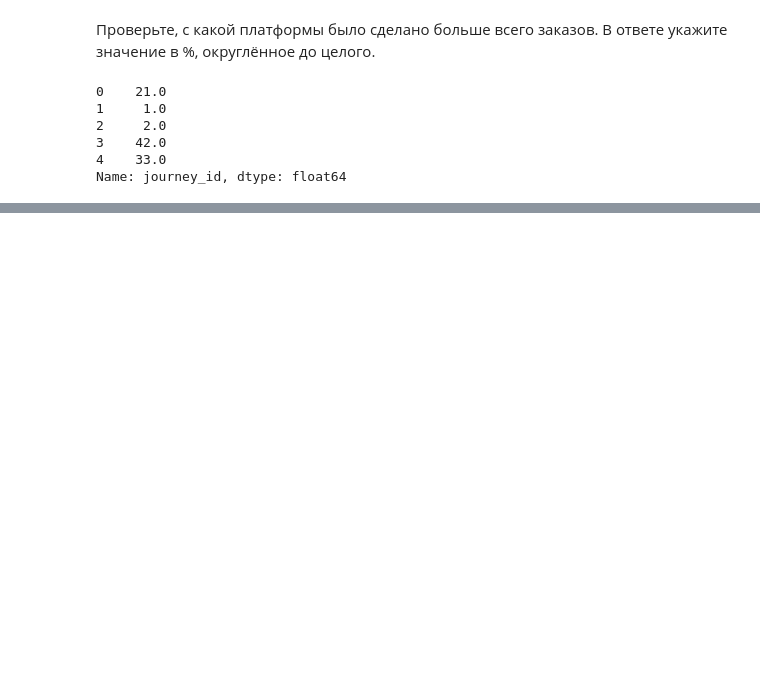
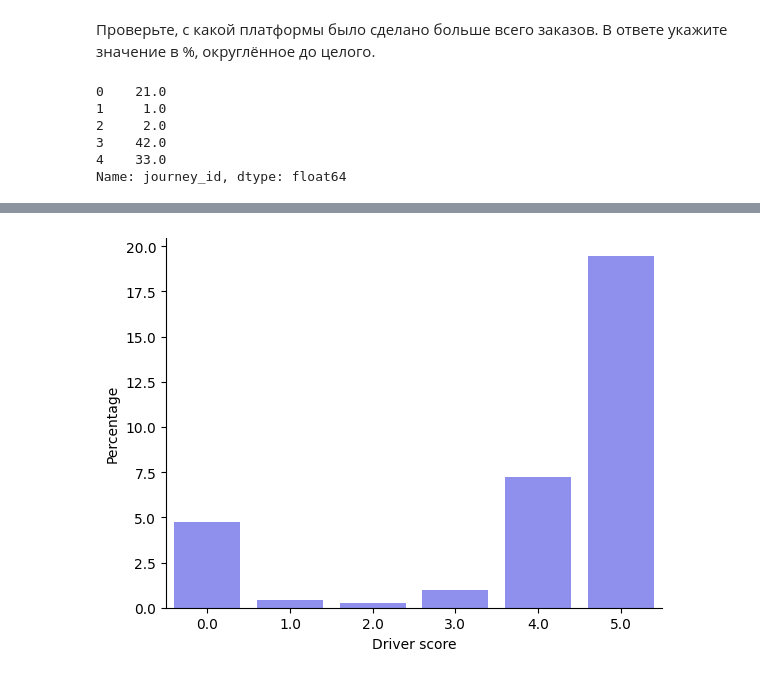
Before and after one commit to MuzaffarSoliyev/karpov-course, a Jupyter notebook: lesson_3/3.ipynb, the cells around one changed output, grey strips where cells are left out. Cells and saved outputs as stored; diff of their text form; code cells hidden in the pictures; blank space fills up the shorter version.

```diff
--- a/lesson_3/3.ipynb
+++ b/lesson_3/3.ipynb
@@ -164,0 +184,4 @@ Name: journey_id, dtype: float64
+# %%
+driver_score_counts = taxi.groupby(["driver_score"], as_index=False).agg({"journey_id":"count"}).rename(columns={"journey_id":"percentage"})
+driver_score_counts['percentage'] = driver_score_counts['percentage'].div(len(taxi)).mul(100).round(2)
+driver_score_counts
@@ -164,0 +200,10 @@ Name: journey_id, dtype: float64
+# %%
+import seaborn as sns
+import matplotlib.pyplot as plt
+
+ax = sns.barplot(x="driver_score", y="percentage", data=driver_score_counts, color='blue', alpha=0.5)
+ax.set(xlabel='Driver score', ylabel='Percentage')
+sns.despine()
+plt.show()
+# %% [output]
+[figure, added]
```
Also changed, not shown: parts of 9 cells of this notebook.
